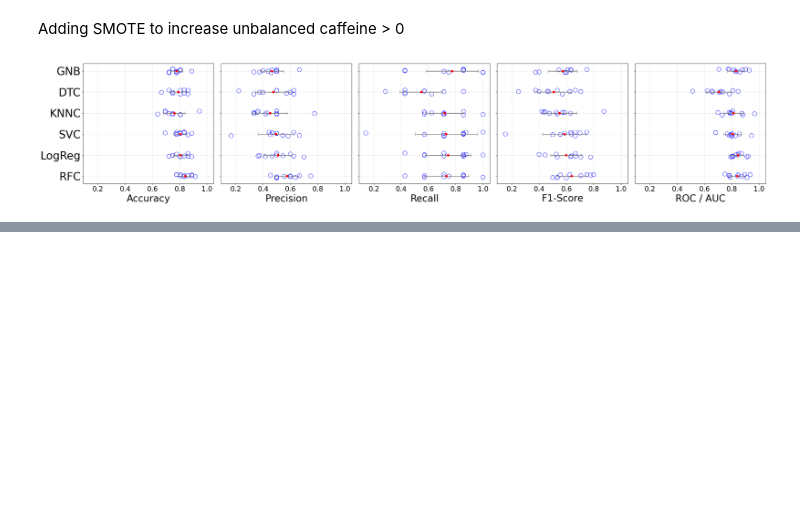
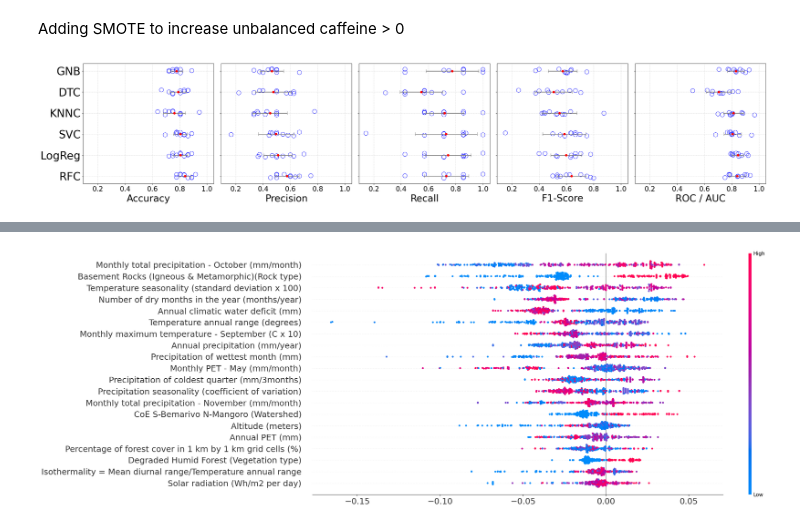
Before and after one commit to tahiri-lab/py_madaclim, a Jupyter notebook: workdir_new_coffea_coords2/analysis/bin/061_choice_of_model_classification.ipynb, the cells around one changed output, grey strips where cells are left out. Drawn from its saved outputs; the diff is of its cells as text; code cells hidden in the pictures; blank space fills up the shorter version.

```diff
--- a/workdir_new_coffea_coords2/analysis/bin/061_choice_of_model_classification.ipynb
+++ b/workdir_new_coffea_coords2/analysis/bin/061_choice_of_model_classification.ipynb
@@ -387,0 +365,12 @@ SVC          0.7304      0.2265   0.5849  0.1589        0.8064       0.0633
+# %%
+import pandas as pd
+
+file_path = r'../input/column_mapping.csv'
+
+# Read the CSV file into a DataFrame
+column_mapping = pd.read_csv(file_path)
+
+name_mapping = dict(zip(column_mapping['new_name'], column_mapping['long_name']))
+
+# Replace feature names in the SHAP summary plot data
+X_train_renamed = X_train.rename(columns=name_mapping)
@@ -387,0 +441,22 @@ SVC          0.7304      0.2265   0.5849  0.1589        0.8064       0.0633
+# %%
+plt.figure(figsize=(14, 8))
+shap.summary_plot(
+    shap_values_class1,
+    X_shap,
+    plot_size=(24, 8),
+    show=False
+)
+
+fig = plt.gcf()
+for ax in fig.axes:
+    if "colorbar" in ax.get_label().lower():
+        ax.set_ylabel("")
+
+plt.xlabel("")
+plt.ylabel("")
+plt.xticks(fontsize=18)
+plt.yticks(fontsize=18)
+plt.tight_layout()
+plt.show()
+# %% [output]
+[figure, added]
```
Also changed, not shown: parts of 10 cells of this notebook, 44 other files.
